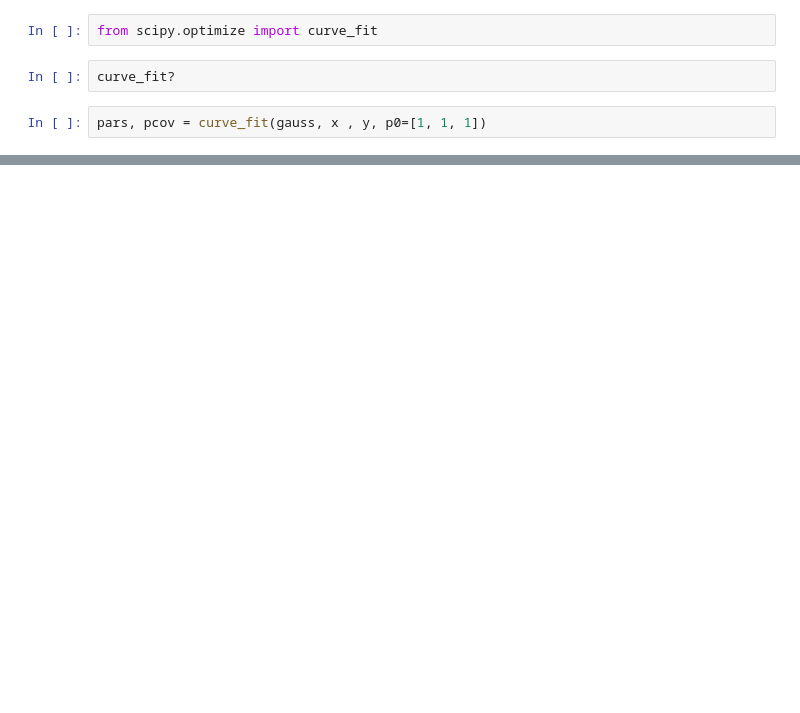
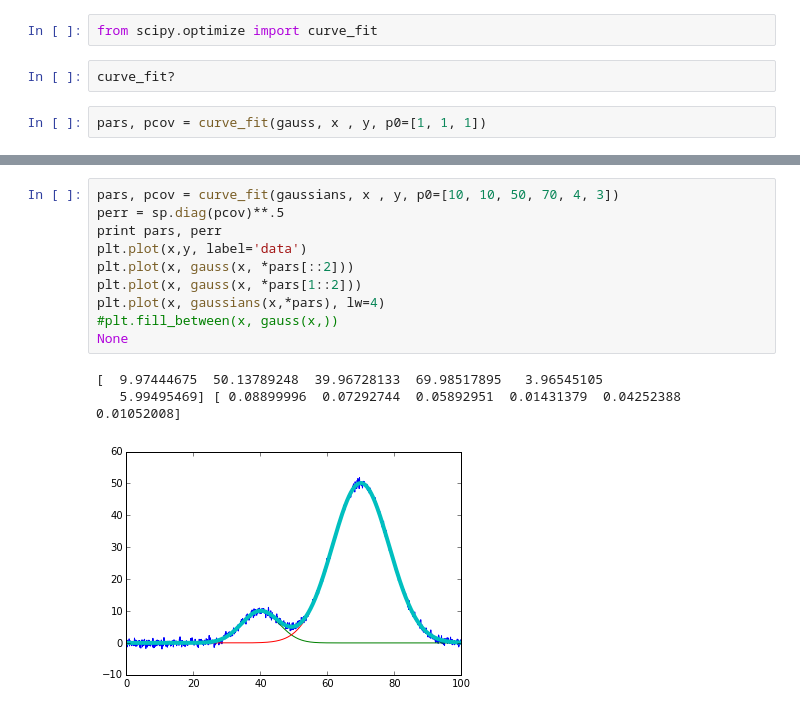
Before and after one commit to vilhelmp/lo_pyuser, a Jupyter notebook: notebooks/gaussfit/gaussfit_scipy.ipynb, the cells around one changed output, grey strips where cells are left out. Saved outputs shown, nothing was run; the diff lists cells and outputs as text; blank space fills up the shorter version.

```diff
--- a/notebooks/gaussfit/gaussfit_scipy.ipynb
+++ b/notebooks/gaussfit/gaussfit_scipy.ipynb
@@ -48,0 +69,14 @@ None
+# %%
+pars, pcov = curve_fit(gaussians, x , y, p0=[10, 10, 50, 70, 4, 3])
+perr = sp.diag(pcov)**.5
+print pars, perr
+plt.plot(x,y, label='data')
+plt.plot(x, gauss(x, *pars[::2]))
+plt.plot(x, gauss(x, *pars[1::2]))
+plt.plot(x, gaussians(x,*pars), lw=4)
+#plt.fill_between(x, gauss(x,))
+None
+# %% [output]
+[  9.97444675  50.13789248  39.96728133  69.98517895   3.96545105
+   5.99495469] [ 0.08899996  0.07292744  0.05892951  0.01431379  0.04252388  0.01052008]
+[figure, added]
```
Also changed, not shown: parts of 10 cells of this notebook, 1 other file.
